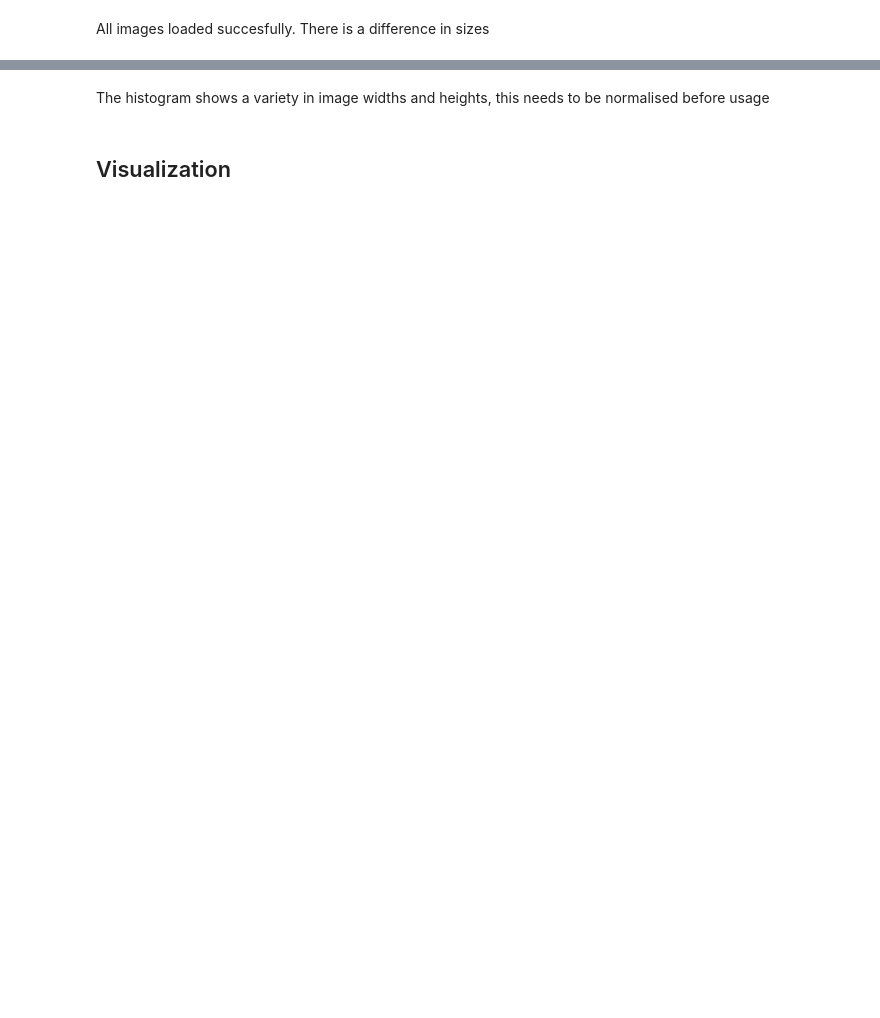
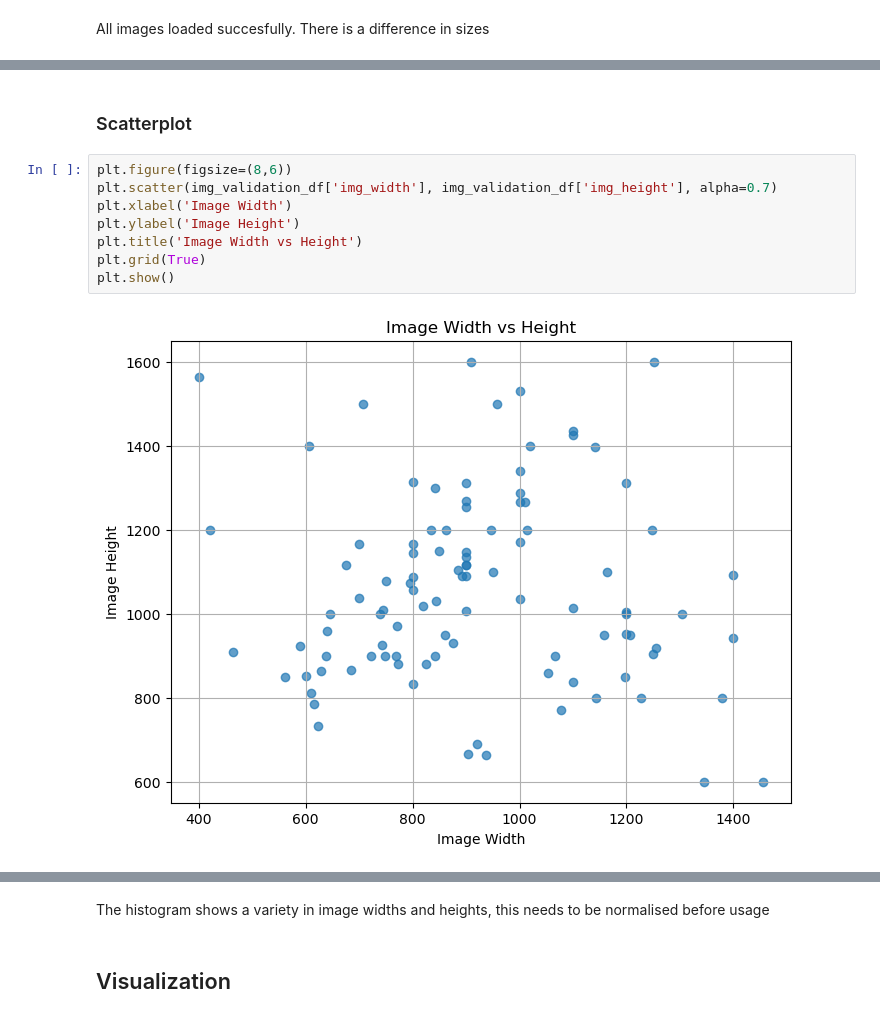
Before and after one commit to LaurenzPoll/Art-classifier, a Jupyter notebook: 02_data_understanding/02_3_exploratory_data_analysis.ipynb, the cells around one changed output, grey strips where cells are left out. Cells and saved outputs as stored; diff of their text form; blank space fills up the shorter version.

```diff
--- a/02_data_understanding/02_3_exploratory_data_analysis.ipynb
+++ b/02_data_understanding/02_3_exploratory_data_analysis.ipynb
@@ -390,0 +391,12 @@ plt.show()
+# %% [markdown]
+### Scatterplot
+# %%
+plt.figure(figsize=(8,6))
+plt.scatter(img_validation_df['img_width'], img_validation_df['img_height'], alpha=0.7)
+plt.xlabel('Image Width')
+plt.ylabel('Image Height')
+plt.title('Image Width vs Height')
+plt.grid(True)
+plt.show()
+# %% [output]
+[figure, added]
```
Also changed, not shown: parts of 54 cells of this notebook, 1 other file.
